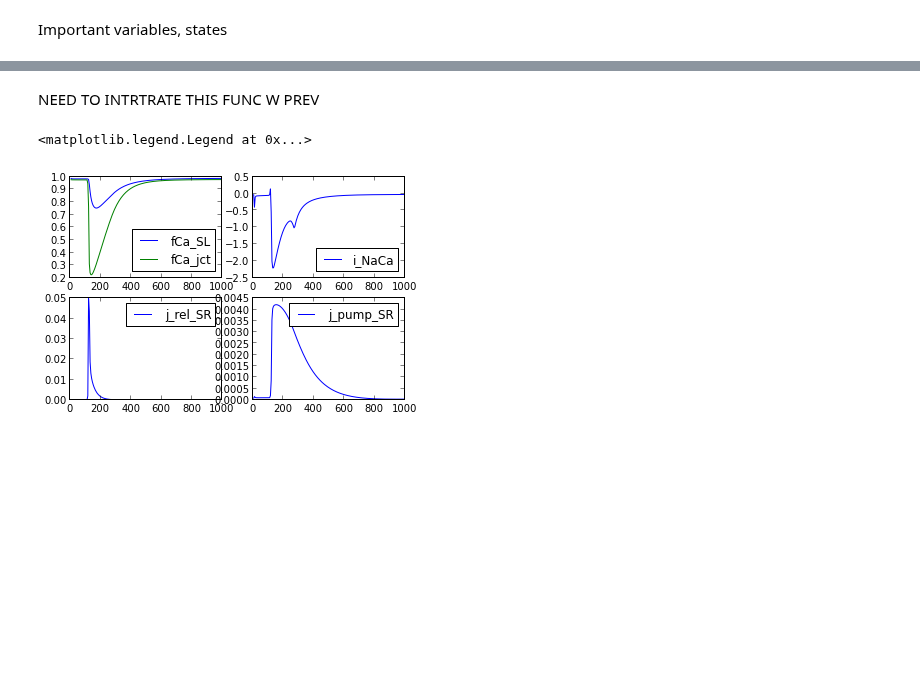
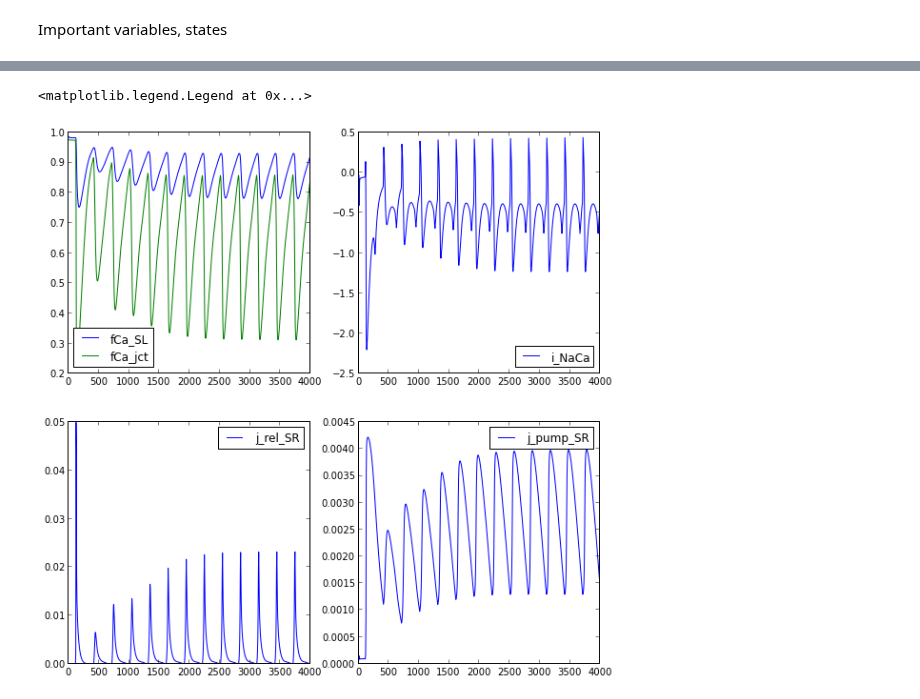
Before and after one commit to huskeypm/wholecell, a Jupyter notebook: wholecell.ipynb, the cells around one changed output, grey strips where cells are left out. Drawn from its saved outputs; the diff is of its cells as text; code cells hidden in the pictures; blank space fills up the shorter version.

```diff
--- a/wholecell.ipynb
+++ b/wholecell.ipynb
@@ -10,0 +13,2 @@ Important variables, states
+# %%
+dt = 4000p[stim_period_pIdx]=300
@@ -11 +21,3 @@ Important variables, states
+# %%
+def monitorstepper(model,states,pi,tsteps):  dtt= tsteps[1]-tsteps[0]  tstepsm1 = tsteps[1::]   jall = np.zeros((np.shape(tstepsm1)[0],totMonitors))   jSums = np.zeros(totMonitors)  for i,t in enumerate(tstepsm1):    # get current state    si = states[i,:]    # extract monitored fluxes     jis = model.monitor(si, t, pi)     #print np.shape(jis)    jall[i,] = jis        # sum fluxes     jSums += jis*dtt             return (tstepsm1,jall)
 # %% [markdown]
@@ -13,5 +25,3 @@ Basic run and analysis
 # %%
 tsteps = np.linspace(t, t+dt, (dt)/dtn+1)
-# %%
-model.store = True#model.tIdx = 0#model.i_Stims=np.zeros(np.shape(tsteps)[0])model.i_Stims=[]model.times=[]
 # %%
@@ -51,2 +41,0 @@ def separateFluxes(model,s,pi,tsteps,warn=False):  #specific to model  jidx =0
-# %% [markdown]
-NEED TO INTRTRATE THIS FUNC W PREV
@@ -57,5 +42,5 @@ s=cycle.init_values()p=cycle.default_parameters()t=0; dt=1000; dtn=5; tsteps = n
 # %%
-(ts,js)=monitorstepper(model,states,np.copy(p),tsteps)plt.figure()plt.subplot(2,2,1)plot(ts,js[:,fCa_SL],label="fCa_SL")plot(ts,js[:,fCa_jct],label="fCa_jct")plt.legend(loc=0)plt.subplot(2,2,2)plot(ts,js[:,i_NaCa],label="i_NaCa")plt.legend(loc=0)plt.subplot(2,2,3)plot(ts,js[:,j_rel_SR],label="j_rel_SR")plt.legend(loc=0)plt.subplot(2,2,4)plot(ts,js[:,j_pump_SR],label="j_pump_SR")plt.legend(loc=0)
+(ts,js)=monitorstepper(model,states,np.copy(p),tsteps)plt.figure(figsize=(10,10))plt.subplot(2,2,1)plot(ts,js[:,fCa_SL],label="fCa_SL")plot(ts,js[:,fCa_jct],label="fCa_jct")plt.legend(loc=0)plt.subplot(2,2,2)plot(ts,js[:,i_NaCa],label="i_NaCa")plt.legend(loc=0)plt.subplot(2,2,3)plot(ts,js[:,j_rel_SR],label="j_rel_SR")plt.legend(loc=0)plt.subplot(2,2,4)plot(ts,js[:,j_pump_SR],label="j_pump_SR")plt.legend(loc=0)
 # %% [output]
 <matplotlib.legend.Legend at 0x...>
-[figure, old version]
+[figure, new version]
```
Also changed, not shown: parts of 21 cells of this notebook, 3 other files.
